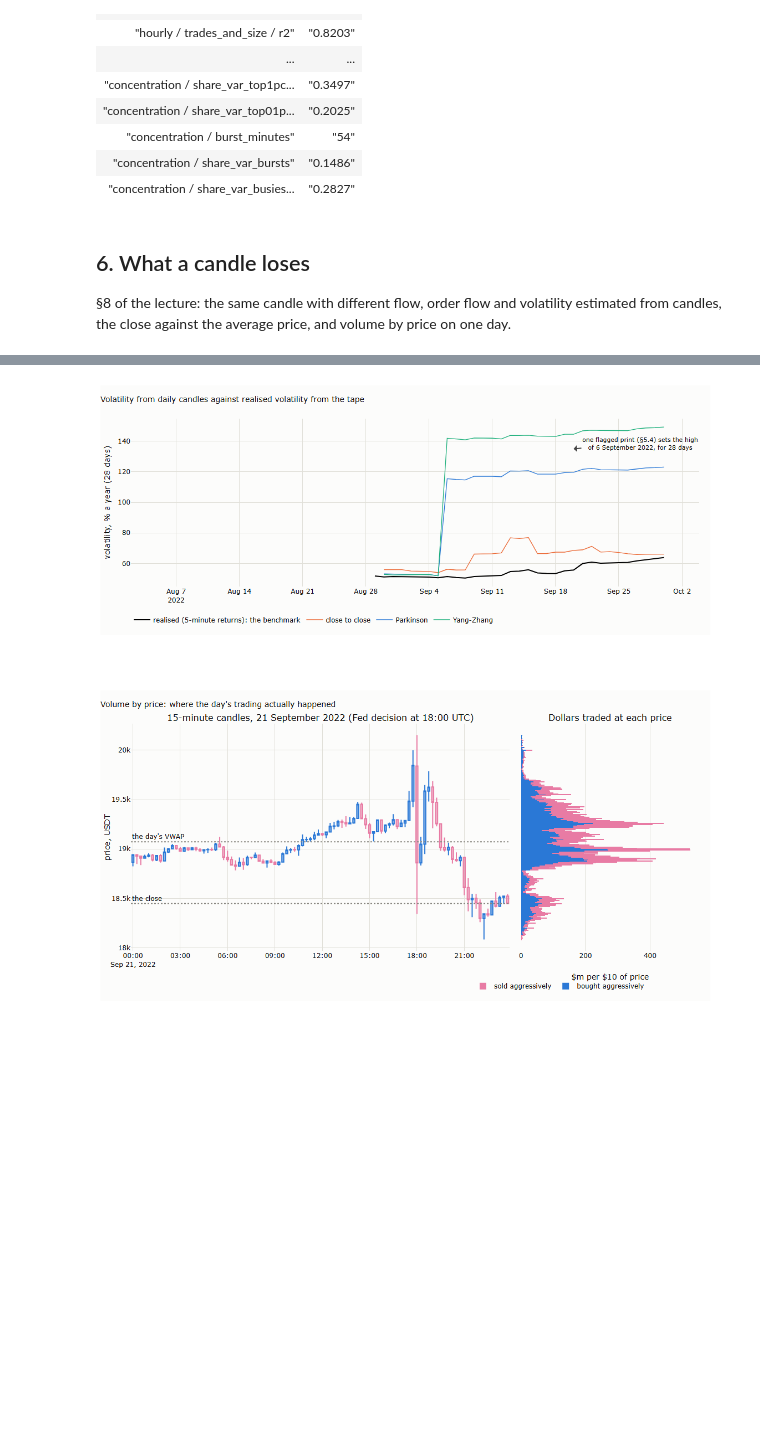
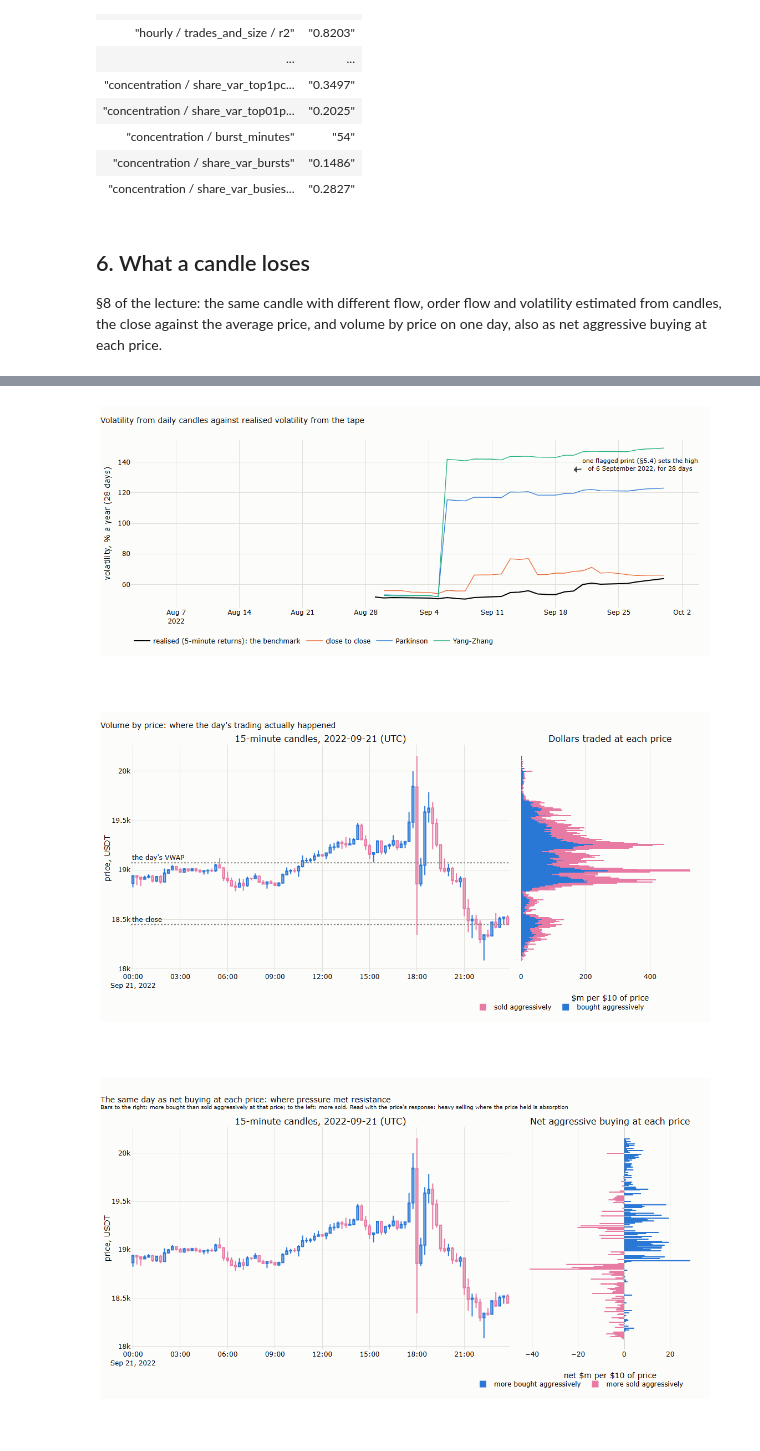
Before and after one commit to MaxGnesi/systematic-trading-notes, a Jupyter notebook: lectures/12-tick-data-the-tape/12_tick_data_the_tape.ipynb, the cells around one changed output, grey strips where cells are left out. Drawn from its saved outputs; the diff is of its cells as text; code cells hidden in the pictures; blank space fills up the shorter version.

Commit message:
Lecture 12 §8.6: volume delta (figure 12_18), accumulation and distribution read with the price's response
Co-Authored-By: Claude Opus 5.5 <noreply@anthropic.com>

```diff
--- a/lectures/12-tick-data-the-tape/12_tick_data_the_tape.ipynb
+++ b/lectures/12-tick-data-the-tape/12_tick_data_the_tape.ipynb
@@ -623,19 +623,20 @@ as_table(large)
 ## 6. What a candle loses
 
 §8 of the lecture: the same candle with different flow, order flow and volatility estimated from candles, the close against the average
-price, and volume by price on one day.
+price, and volume by price on one day, also as net aggressive buying at each price.
 # %%
 PROFILE_DAY = "2022-09-21"      # CHANGE HERE: the day of the volume profile (§8.6); the default is the Fed decision of 21 September 2022
 if PROFILE_DAY[:7] not in period:
     PROFILE_DAY = f"{period[0]}-15"; print(f"PROFILE_DAY is outside the period: showing {PROFILE_DAY} instead")
 cand = F.run_candles(SYMBOL, period, FIG, PROFILE_DAY=PROFILE_DAY)
-pictures("12_15_same_candle", "12_13_flow_from_candles", "12_14_range_estimators", "12_16_volume_profile")
+pictures("12_15_same_candle", "12_13_flow_from_candles", "12_14_range_estimators", "12_16_volume_profile", "12_18_volume_delta")
 as_table(cand)
 # %% [output]
 [figure]
 [figure]
 [figure]
-[figure, old version]
+[figure, new version]
+[figure, added]
 | measure | value |
 | str | str |
 | "flow / 1m / bars" | "86394" |
```
Also changed, not shown: parts of 3 cells of this notebook, 3 other files.
